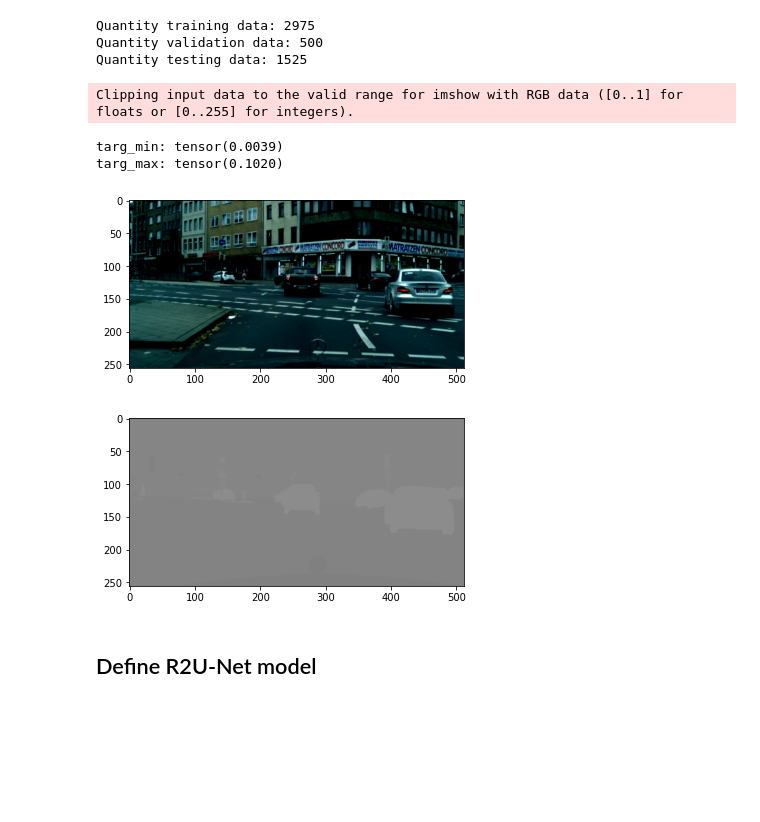
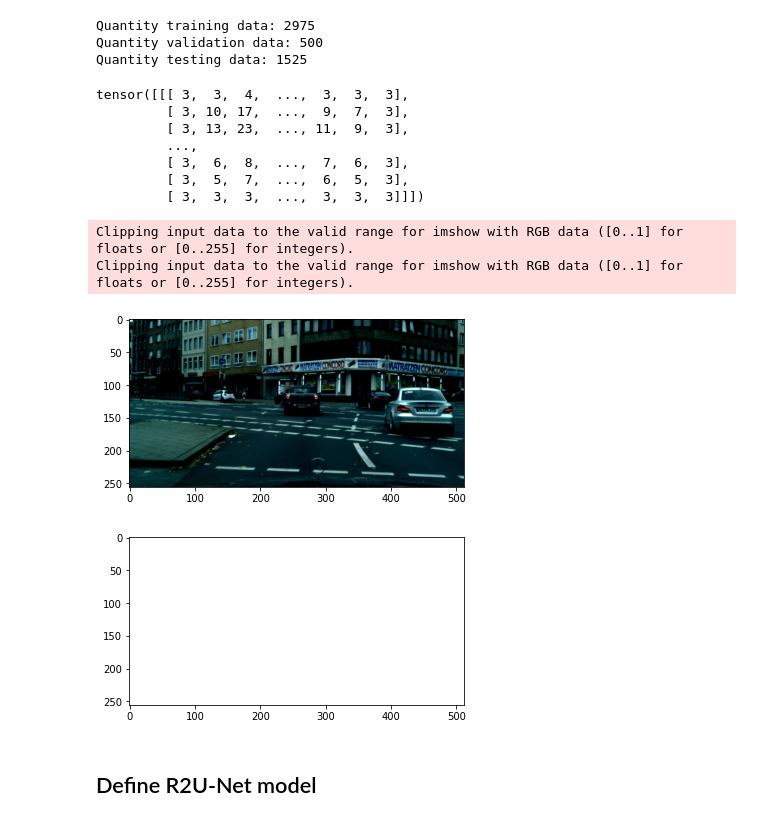
Before and after one commit to SLebailly/Vision-Project-Image-Segmentation, a Jupyter notebook: Vision_task_2.ipynb, the cells around one changed output. Drawn from its saved outputs; the diff is of its cells as text; code cells hidden in the pictures; blank space fills up the shorter version.

Commit message:
Task 2 - 34 classes Pipeline without R2-UNet, validation, test and evaluation

```diff
--- a/Vision_task_2.ipynb
+++ b/Vision_task_2.ipynb
@@ -62,15 +54,17 @@ transform = transforms.Compose([
     normalize
 ])
 
-target_normalize = transforms.Normalize(
-    mean = [0.0],
-    std = [1.0]
-)
+class TransformToTensor(object):
+    """Convert ndarrays in sample to Tensors."""
+
+    def __call__(self, sample):
+        sample_out = (sample*256).long()
+        return sample_out
 
 target_transform = transforms.Compose([
     transforms.Resize((256,512)),
     transforms.ToTensor(),
-    #target_normalize
+    TransformToTensor()
 ])
 
 
@@ -110,52 +104,58 @@ Quantity testing data: 1525
 # %%
 #Printouts for testing train set
 
 #print(train_loader)
 #print(validation_loader)
 #print(test_loader)
 
 #Tensor to image
 def imshow(img):
     img = img / 2 + 0.5     # unnormalize
     npimg = img.numpy()
     plt.imshow(np.transpose(npimg, (1, 2, 0)))
     plt.show()
 
 img, segm = train_set[3]
 #print(img)
-#print(segm)
-segm_norm = segm
+print(segm)
+#segm_norm = segm
 #segm_norm = (torch.round(segm*256)-1).long()
 #print(segm_norm.size())
-targ_min = 32
-targ_max = 0
-for b in range(0, 1):
-    for r in range(0,256):
-        for c in range(0,512):
-            #if label_mask[b][r][c] >= 32:
-                #print("First eval: " + str(label_mask[b][r][c]) + ", " + str(b) + ", " + str(r) + ", " + str(c))
-            if segm_norm[b][r][c] > targ_max:
-                targ_max = segm_norm[b][r][c]
-            if segm_norm[b][r][c] < targ_min:
-                targ_min = segm_norm[b][r][c]
-print("targ_min: " + str(targ_min))
-print("targ_max: " + str(targ_max))
+#targ_min = 32
+#targ_max = 0
+#for b in range(0, 1):
+#    for r in range(0,256):
+#        for c in range(0,512):
+#            #if label_mask[b][r][c] >= 32:
+#                #print("First eval: " + str(label_mask[b][r][c]) + ", " + str(b) + ", " + str(r) + ", " + str(c))
+#            if segm_norm[b][r][c] > targ_max:
+#                targ_max = segm_norm[b][r][c]
+#            if segm_norm[b][r][c] < targ_min:
+#                targ_min = segm_norm[b][r][c]
+#print("targ_min: " + str(targ_min))
+#print("targ_max: " + str(targ_max))
 
 #segm_norm = (segm*8)/256
 #print(segm_norm)
 #print(img.size())
 imshow(torchvision.utils.make_grid(img))
-imshow(torchvision.utils.make_grid(segm_norm))
+imshow(torchvision.utils.make_grid(segm))
 #print(segm)
 #segm.show()
 #print(type(train_set))
 #print(train_set)
 # %% [output]
-Clipping input data to the valid range for imshow with RGB data ([0..1] for floats or [0..255] for integers).
+tensor([[[ 3,  3,  4,  ...,  3,  3,  3],
+         [ 3, 10, 17,  ...,  9,  7,  3],
+         [ 3, 13, 23,  ..., 11,  9,  3],
+         ...,
+         [ 3,  6,  8,  ...,  7,  6,  3],
+         [ 3,  5,  7,  ...,  6,  5,  3],
+         [ 3,  3,  3,  ...,  3,  3,  3]]])
-targ_min: tensor(0.0039)
-targ_max: tensor(0.1020)
+Clipping input data to the valid range for imshow with RGB data ([0..1] for floats or [0..255] for integers).
+Clipping input data to the valid range for imshow with RGB data ([0..1] for floats or [0..255] for integers).
 [figure]
-[figure, old version]
+[figure, new version]
 # %% [markdown]
 ## Define R2U-Net model
 # %%
```
Also changed, not shown: parts of 6 cells of this notebook, 1 other file.
